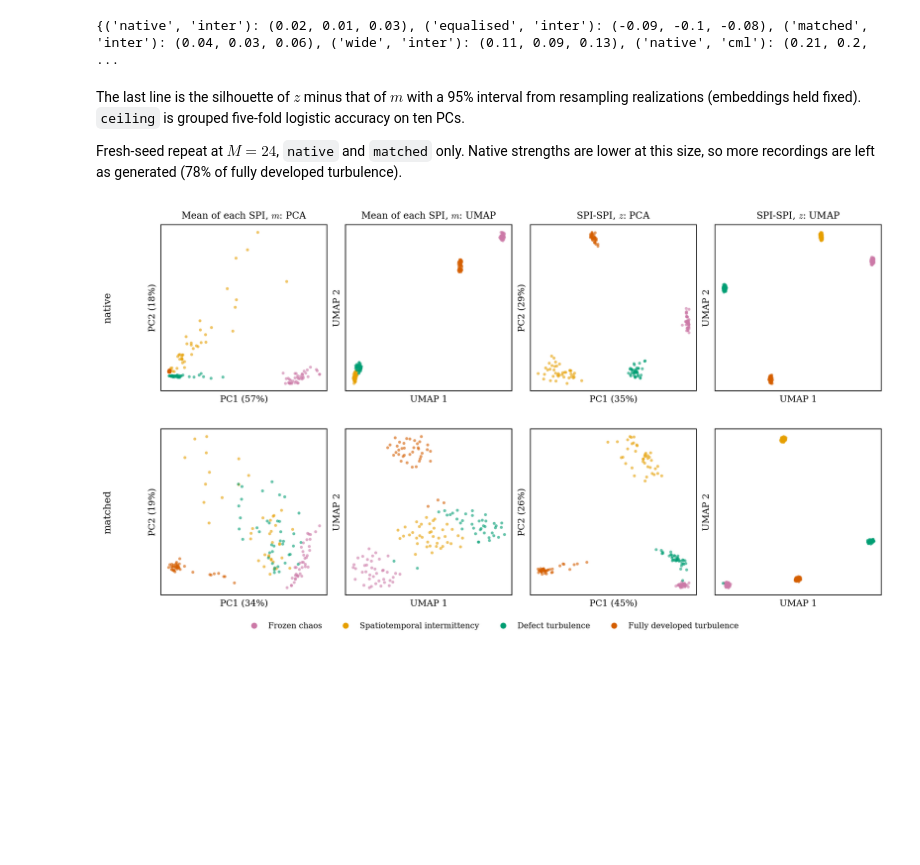
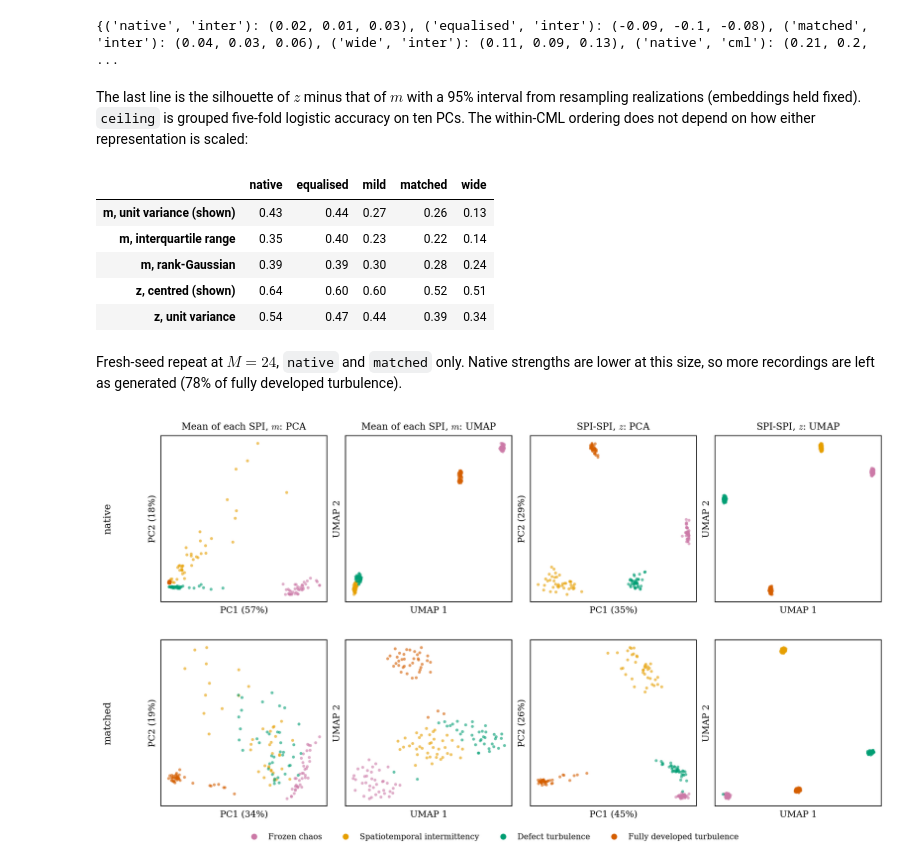
Before and after one commit to willedibam/mts-spi-study-cluster, a Jupyter notebook: notebooks/embeddings/proof_strength_nuisance_261006.ipynb, the cells around one changed output. Cells and saved outputs as stored; diff of their text form; code cells hidden in the pictures; blank space fills up the shorter version.

Commit message:
Add scaling-sensitivity table to the strength-nuisance proof notebook
Co-Authored-By: Claude Opus 5.5 <noreply@anthropic.com>

```diff
--- a/notebooks/embeddings/proof_strength_nuisance_261006.ipynb
+++ b/notebooks/embeddings/proof_strength_nuisance_261006.ipynb
@@ -73,9 +73,18 @@ cml
 | mean | 0.43 | 0.44 | 0.27 | 0.26 | 0.13 | 0.09 | 1.00 | 0.99 | 0.99 | ... |
 | z | 0.64 | 0.60 | 0.60 | 0.52 | 0.51 | 0.48 | 1.00 | 0.99 | 1.00 | ... |
 {('native', 'inter'): (0.02, 0.01, 0.03), ('equalised', 'inter'): (-0.09, -0.1, -0.08), ('matched', 'inter'): (0.04, 0.03, 0.06), ('wide', 'inter'): (0.11, 0.09, 0.13), ('native', 'cml'): (0.21, 0.2,  ...
+# %% [markdown]
+The last line is the silhouette of $z$ minus that of $m$ with a 95% interval from resampling realizations (embeddings held fixed). `ceiling` is grouped five-fold logistic accuracy on ten PCs. The within-CML ordering does not depend on how either representation is scaled:
+# %%
+P.sensitivity(rows, bank, 'cml')
+# %% [output]
+|  | native | equalised | mild | matched | wide |
+| m, unit variance (shown) | 0.43 | 0.44 | 0.27 | 0.26 | 0.13 |
+| m, interquartile range | 0.35 | 0.40 | 0.23 | 0.22 | 0.14 |
+| m, rank-Gaussian | 0.39 | 0.39 | 0.30 | 0.28 | 0.24 |
+| z, centred (shown) | 0.64 | 0.60 | 0.60 | 0.52 | 0.51 |
+| z, unit variance | 0.54 | 0.47 | 0.44 | 0.39 | 0.34 |
 # %% [markdown]
-The last line is the silhouette of $z$ minus that of $m$ with a 95% interval from resampling realizations (embeddings held fixed). `ceiling` is grouped five-fold logistic accuracy on ten PCs.
-
 Fresh-seed repeat at $M=24$, `native` and `matched` only. Native strengths are lower at this size, so more recordings are left as generated (78% of fully developed turbulence).
 # %%
 rows24, bank24 = P.load('m24'); OUT24 = ROOT / 'results/proof' / P.RUNS['m24']['run']
```
Also changed, not shown: 3 other files.
